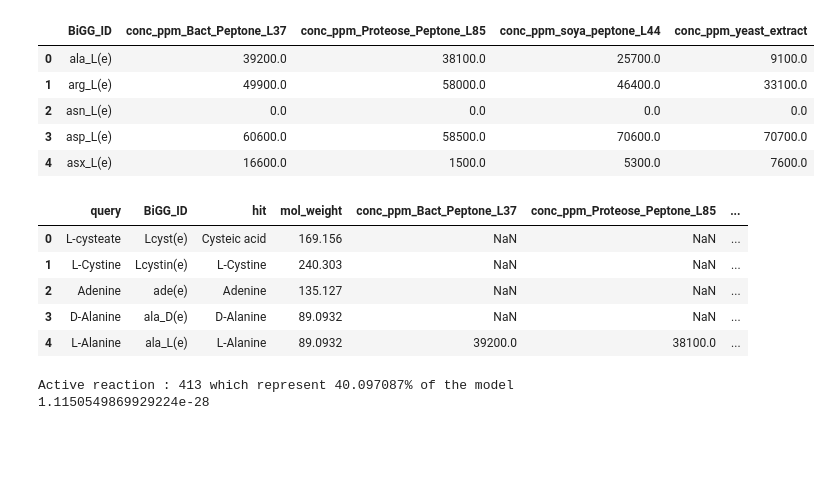
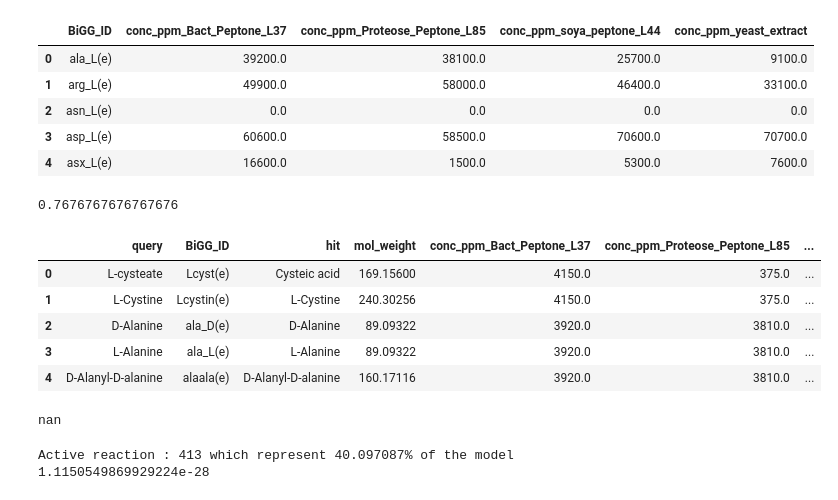
Before and after one commit to PrabJ/Flux_Balance_F_Prausnitzii, a Jupyter notebook: Metabolic_flux.ipynb, the cells around one changed output. Drawn from its saved outputs; the diff is of its cells as text; code cells hidden in the pictures; blank space fills up the shorter version.

Commit message:
Done with medium but can't get a model working???

```diff
--- a/Metabolic_flux.ipynb
+++ b/Metabolic_flux.ipynb
@@ -887,15 +870,47 @@ AA.head()
 # %%
 all_concentrations = pd.concat([Traces, AA])
 weights_and_concentrations = weights.merge(all_concentrations, how="left", on="BiGG_ID")
+# %%
+weights_and_concentrations['g/L'] = weights_and_concentrations.iloc[:,4:8].sum(axis=1)/1000
+weights_and_concentrations['mmol/L'] = weights_and_concentrations['g/L']/weights_and_concentrations['mol_weight']
+# %% [output]
+0.7676767676767676
+# %%
+# For the sake of time, I'm doing this in excel
+# Splitting up concentrations into seperate components (ie. )
+weights_and_concentrations.to_csv('weights_and_concentrations.csv')
+weights_and_concentrations_edited = pd.read_csv('weights_and_concentrations_edited.csv')
+weights_and_concentrations_edited['g/L'] = weights_and_concentrations_edited.iloc[:,4:8].sum(axis=1)/1000
+weights_and_concentrations_edited['mmol/L'] = weights_and_concentrations_edited['g/L']/weights_and_concentrations_edited['mol_weight']
 # %%
-weights_and_concentrations.head()
+weights_and_concentrations_edited.head()
 # %% [output]
 |  | query | BiGG_ID | hit | mol_weight | conc_ppm_Bact_Peptone_L37 | conc_ppm_Proteose_Peptone_L85 | ... |
-| 0 | L-cysteate | Lcyst(e) | Cysteic acid | 169.156 | NaN | NaN | ... |
-| 1 | L-Cystine | Lcystin(e) | L-Cystine | 240.303 | NaN | NaN | ... |
-| 2 | Adenine | ade(e) | Adenine | 135.127 | NaN | NaN | ... |
-| 3 | D-Alanine | ala_D(e) | D-Alanine | 89.0932 | NaN | NaN | ... |
-| 4 | L-Alanine | ala_L(e) | L-Alanine | 89.0932 | 39200.0 | 38100.0 | ... |
+| 0 | L-cysteate | Lcyst(e) | Cysteic acid | 169.15600 | 4150.0 | 375.0 | ... |
+| 1 | L-Cystine | Lcystin(e) | L-Cystine | 240.30256 | 4150.0 | 375.0 | ... |
+| 2 | D-Alanine | ala_D(e) | D-Alanine | 89.09322 | 3920.0 | 3810.0 | ... |
+| 3 | L-Alanine | ala_L(e) | L-Alanine | 89.09322 | 3920.0 | 3810.0 | ... |
+| 4 | D-Alanyl-D-alanine | alaala(e) | D-Alanyl-D-alanine | 160.17116 | 3920.0 | 3810.0 | ... |
+# %%
+final_model_2 = model.copy()
+# for i in range(1,len(final_model_2.reactions)):
+#     final_model_2.reactions[i].upper_bound=1000
+#     if final_model_2.reactions[i].lower_bound != 0:
+#         final_model_2.reactions[i].lower_bound=-10
+# final_model_2.objective = {model_mmcb.reactions.get_by_id('Biomass_FP'): 1}
+# model_mmcb.summary()
+
+# weights_and_concentrations_edited["BiGG_ID"] = "EX_"+weights_and_concentrations_edited["BiGG_ID"]
+
+# final_model_2.reactions.get_by_id('EX_Lcyst(e)').lower_bound
+# weights_and_concentrations_edited.loc[weights_and_concentrations_edited["BiGG_ID"] == 'Lcyst(e)', "mmol/L"][0]
+for id in ["EX_"+metab for metab in list(weights_and_concentrations_edited['BiGG_ID'])]:
+    final_model_2.reactions.get_by_id(id).upper_bound = 1000
+    final_model_2.reactions.get_by_id(id).lower_bound = weights_and_concentrations_edited.loc[weights_and_concentrations_edited["BiGG_ID"] == id.lstrip("EX_"), "mmol/L"].values
+final_model_2.objective = {model_mmcb.reactions.get_by_id('Biomass_FP'): 1}
+final_model_2.slim_optimize()
+# %% [output]
+nan
 # %%
 # Post-optimization
 fba_mmcb = model_mmcb.optimize()
```
Also changed, not shown: parts of 3 cells of this notebook, 2 other files.
